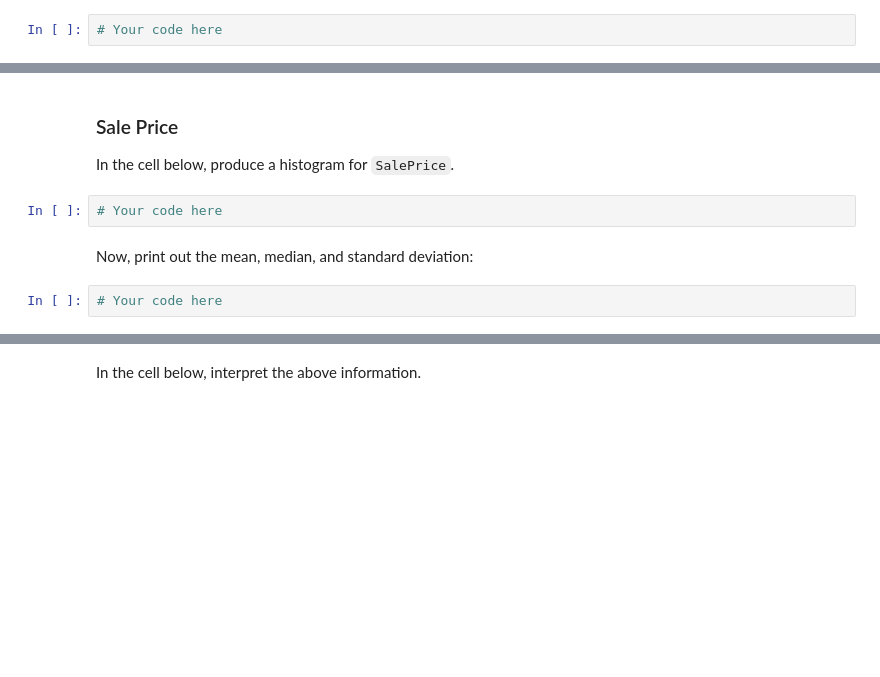
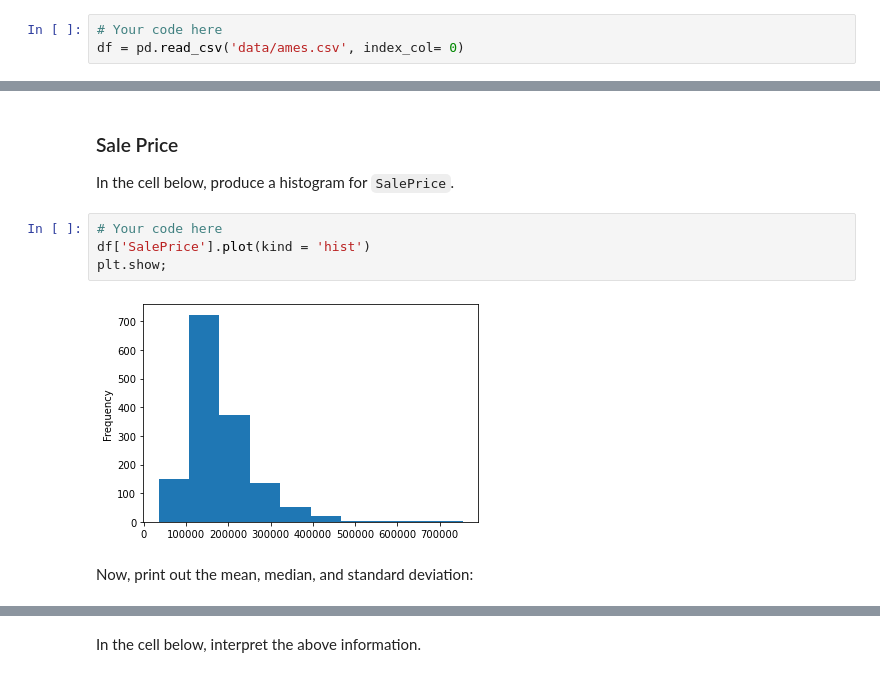
Before and after one commit to antony-wala/dsc-pandas-eda-lab, a Jupyter notebook: index.ipynb, the cells around one changed output, grey strips where cells are left out. Drawn from its saved outputs; the diff is of its cells as text; blank space fills up the shorter version.

```diff
--- a/index.ipynb
+++ b/index.ipynb
@@ -95,6 +99,7 @@ And set `%matplotlib inline` so the graphs will display immediately below the ce
 Now, use pandas to open the file located at `data/ames.csv` ([documentation here](https://pandas.pydata.org/pandas-docs/stable/reference/api/pandas.read_csv.html)). Specify the argument `index_col=0` in order to avoid creating an extra `Id` column. Name the resulting dataframe `df`.
 # %%
 # Your code here
+df = pd.read_csv('data/ames.csv', index_col= 0)
 # %% [markdown]
 The following code checks that you loaded the data correctly:
 # %%
@@ -129,7 +167,9 @@ Each histogram should have appropriate title and axes labels, as well as a black
 In the cell below, produce a histogram for `SalePrice`.
 # %%
 # Your code here
+df['SalePrice'].plot(kind = 'hist')
+plt.show;
+# %% [output]
+[figure, added]
 # %% [markdown]
 Now, print out the mean, median, and standard deviation:
-# %%
-# Your code here
```
Also changed, not shown: parts of 27 cells of this notebook.
